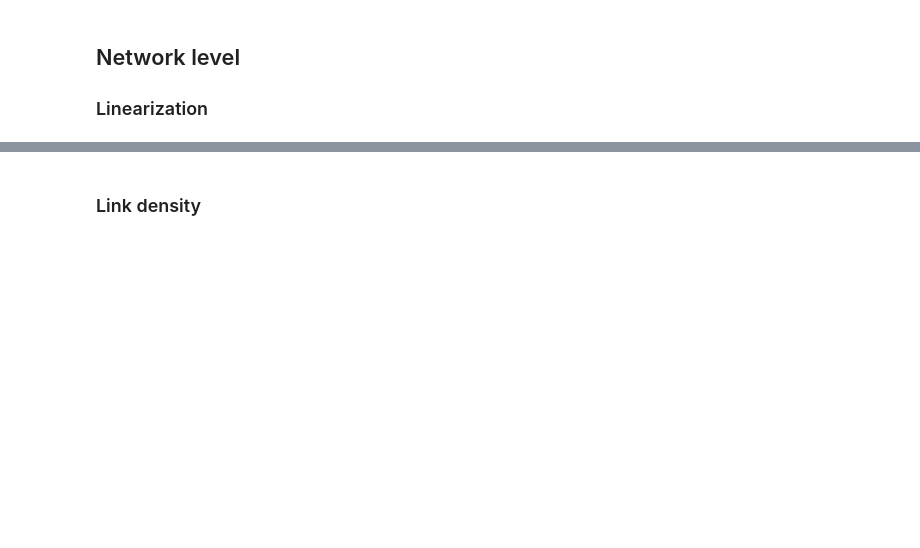
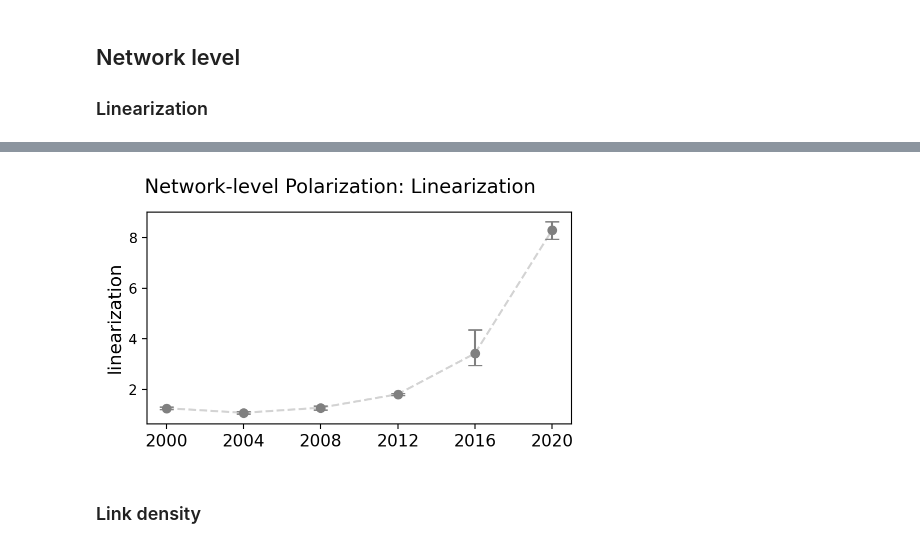
Before and after one commit to yijingch/broken-egg-polarization, a Jupyter notebook: src/analaysis/092924-polar-measure-resin.ipynb, the cells around one changed output, grey strips where cells are left out. Saved outputs shown, nothing was run; the diff lists cells and outputs as text; code cells hidden in the pictures; blank space fills up the shorter version.

```diff
--- a/src/analaysis/092924-polar-measure-resin.ipynb
+++ b/src/analaysis/092924-polar-measure-resin.ipynb
@@ -19,7 +19,8 @@ with open("../../src/configs.yml", "r") as configs:
 
 ROOTPATH = configs["ROOTPATH"]
 ROOTPATH2 = configs["ROOTPATH2"]
-OUTPATH = "../../output/results-summary-092924/"
+# OUTPATH = "../../output/results-summary-092924/"
+# OUTPATH = "../../output/results-summary-042925/"
 
 print(configs)
 # %% [output]
@@ -126,3 +145,18 @@ plt.savefig(OUTPATH + "network-level-polar-linearization.pdf", dpi=300, bbox_inc
+# %%
+# revision2: clean up the plot using errorbar plot
+fig,ax = plt.subplots(figsize=(5,3))
+medians = np.array([np.median(v) for v in lin_ls_bstr.values()])
+lower_bounds = np.array([np.percentile(v, 25) for v in lin_ls_bstr.values()])
+upper_bounds = np.array([np.percentile(v, 75) for v in lin_ls_bstr.values()])
+ax.plot(range(1,7), medians, linestyle="--", color="lightgrey", linewidth=1.5)
+ax.errorbar(range(1,7), medians, yerr=[medians-lower_bounds, upper_bounds-medians], fmt="o", color="grey", capsize=5)
+ax.set_xticks(range(1,7), YEARS, fontsize=12)
+ax.set_ylabel("linearization", fontsize=13)
+plt.suptitle("Network-level Polarization: Linearization", fontsize=14, y=.95)
+plt.tight_layout()
+plt.savefig(OUTPATH + "network-level-polar-linearization.pdf", dpi=300, bbox_inches="tight")
+# %% [output]
+[figure, added]
 # %% [markdown]
 ### Link density
 # %%
```
Also changed, not shown: parts of 5 cells of this notebook, 4 other files.
